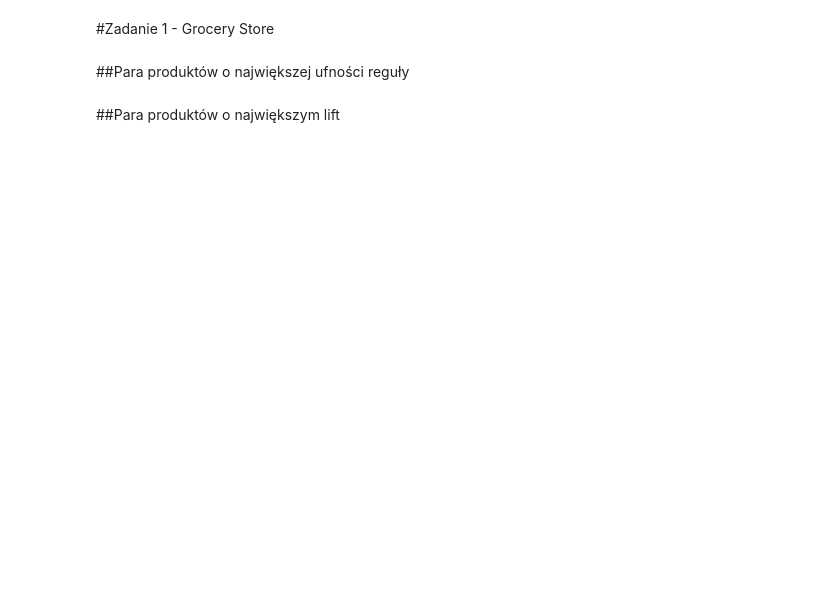
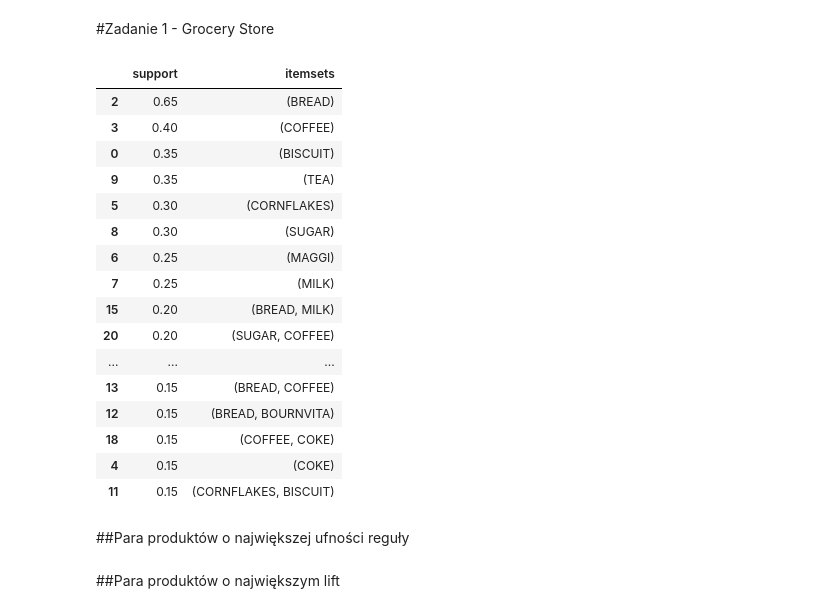
Before and after one commit to UEPP40/PUM, a Jupyter notebook: Systemy_rekomendacyjne.ipynb, the cells around one changed output. Saved outputs shown, nothing was run; the diff lists cells and outputs as text; code cells hidden in the pictures; blank space fills up the shorter version.

```diff
--- a/Systemy_rekomendacyjne.ipynb
+++ b/Systemy_rekomendacyjne.ipynb
@@ -6,6 +6,6 @@ import pandas as pd
 from mlxtend.frequent_patterns import apriori, association_rules
 from mlxtend.preprocessing import TransactionEncoder
 # %%
-dataset = pd.read_csv('GroceryStoreDataSet.csv', names=["products"])
+dataset = pd.read_csv('GroceryStoreDataSet 2.csv', names=["products"])
 dataset.head(10)
 # %% [output]
@@ -28,8 +82,26 @@ encoded_dataset
 # %% [markdown]
 #Zadanie 1 - Grocery Store
 # %%
-frequent_itemsets = apriori(encoded_dataset, min_support=0.15, use_colnames=True)
+frequent_itemsets = apriori(encoded_dataset, min_support=0.15, use_colnames=True).sort_values(by='support', ascending = False)
 frequent_itemsets
+# %% [output]
+|  | support | itemsets |
+| 2 | 0.65 | (BREAD) |
+| 3 | 0.40 | (COFFEE) |
+| 0 | 0.35 | (BISCUIT) |
+| 9 | 0.35 | (TEA) |
+| 5 | 0.30 | (CORNFLAKES) |
+| 8 | 0.30 | (SUGAR) |
+| 6 | 0.25 | (MAGGI) |
+| 7 | 0.25 | (MILK) |
+| 15 | 0.20 | (BREAD, MILK) |
+| 20 | 0.20 | (SUGAR, COFFEE) |
+| ... | ... | ... |
+| 13 | 0.15 | (BREAD, COFFEE) |
+| 12 | 0.15 | (BREAD, BOURNVITA) |
+| 18 | 0.15 | (COFFEE, COKE) |
+| 4 | 0.15 | (COKE) |
+| 11 | 0.15 | (CORNFLAKES, BISCUIT) |
 # %% [markdown]
 ##Para produktów o największej ufności reguły
 # %% [markdown]
```
Also changed, not shown: parts of 14 cells of this notebook.
